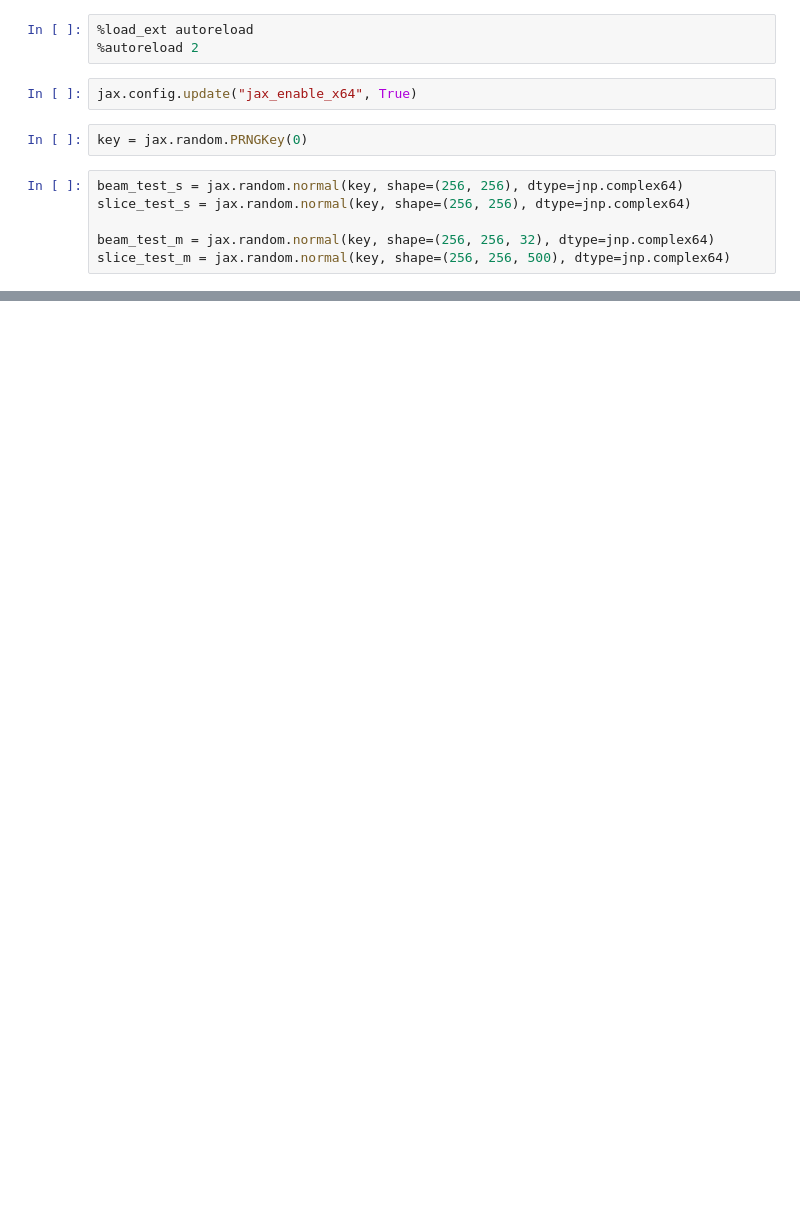
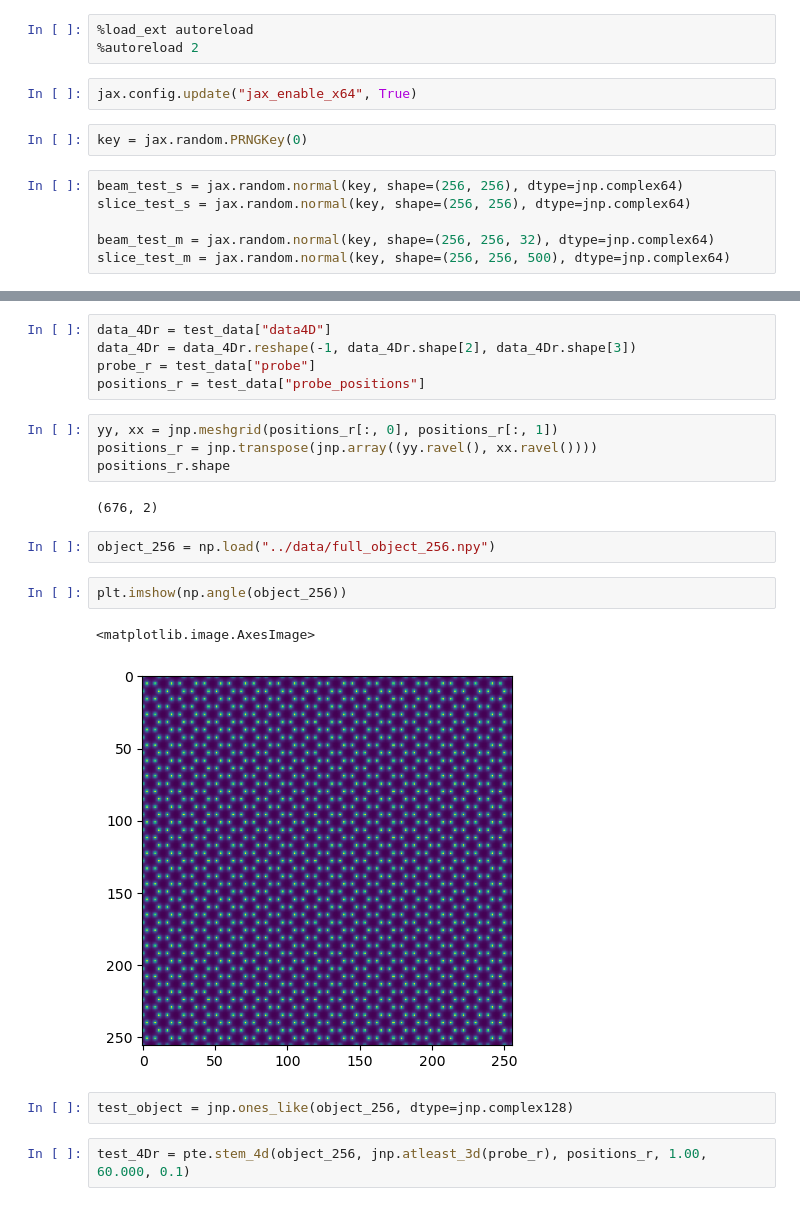
Before and after one commit to debangshu-mukherjee/ptyrodactyl, a Jupyter notebook: notebooks/CBED_Simulations.ipynb, the cells around one changed output, grey strips where cells are left out. Cells and saved outputs as stored; diff of their text form; blank space fills up the shorter version.

```diff
--- a/notebooks/CBED_Simulations.ipynb
+++ b/notebooks/CBED_Simulations.ipynb
@@ -93,0 +151,22 @@ Array(True, dtype=bool)
+# %%
+data_4Dr = test_data["data4D"]
+data_4Dr = data_4Dr.reshape(-1, data_4Dr.shape[2], data_4Dr.shape[3])
+probe_r = test_data["probe"]
+positions_r = test_data["probe_positions"]
+# %%
+yy, xx = jnp.meshgrid(positions_r[:, 0], positions_r[:, 1])
+positions_r = jnp.transpose(jnp.array((yy.ravel(), xx.ravel())))
+positions_r.shape
+# %% [output]
+(676, 2)
+# %%
+object_256 = np.load("../data/full_object_256.npy")
+# %%
+plt.imshow(np.angle(object_256))
+# %% [output]
+<matplotlib.image.AxesImage>
+[figure, added]
+# %%
+test_object = jnp.ones_like(object_256, dtype=jnp.complex128)
+# %%
+test_4Dr = pte.stem_4d(object_256, jnp.atleast_3d(probe_r), positions_r, 1.00, 60.000, 0.1)
```
Also changed, not shown: parts of 27 cells of this notebook, 5 other files.
